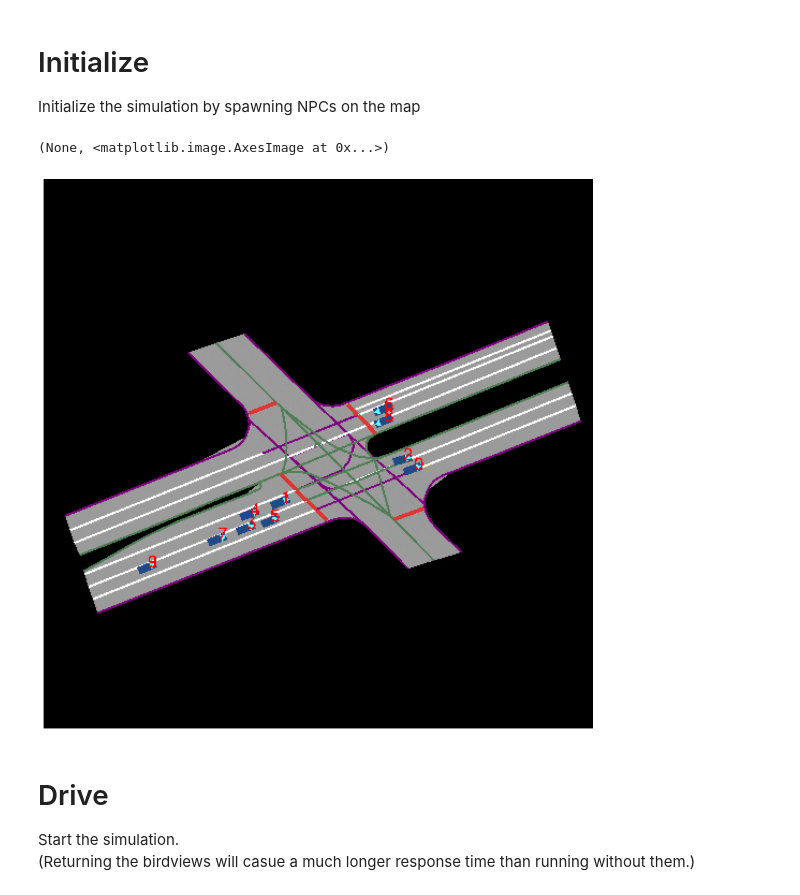
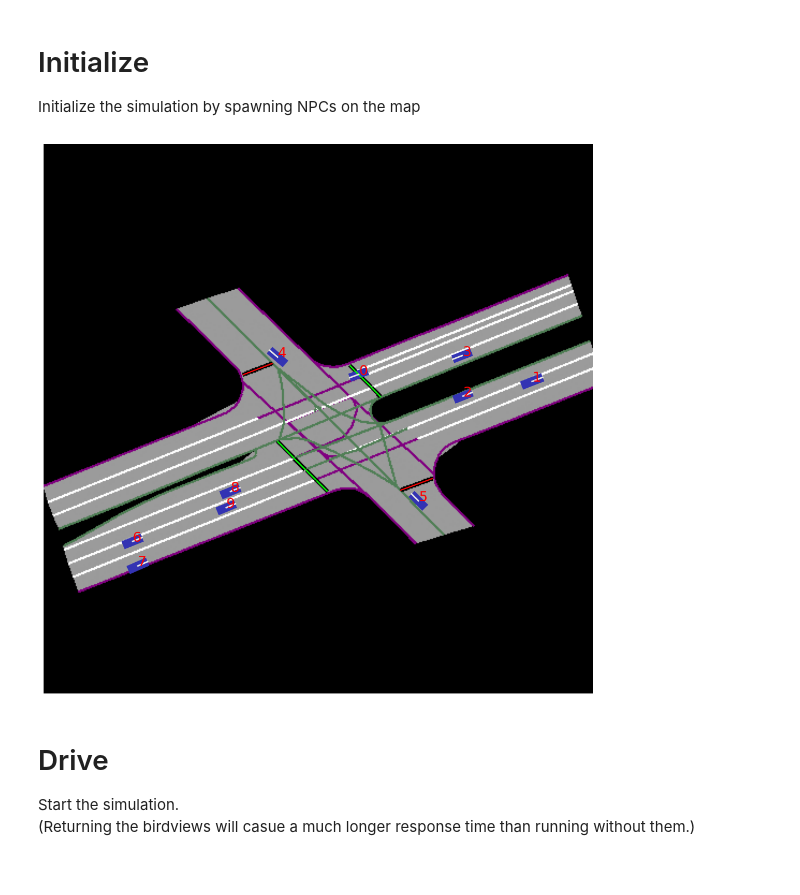
Before and after one commit to inverted-ai/invertedai, a Jupyter notebook: examples/npc_only.ipynb, the cells around one changed output. Drawn from its saved outputs; the diff is of its cells as text; code cells hidden in the pictures.

Commit message:
Changed npc_only notebook to use ScenePlotter and made sure static ouptus are consistent.

```diff
--- a/examples/npc_only.ipynb
+++ b/examples/npc_only.ipynb
@@ -39,18 +39,20 @@ GIF_SIZE = 100*FIGURE_SIZE
 # %% [markdown]
 # Preview the map location
 # %%
-location_info_response = iai.location_info(location=location,rendering_fov=RENDERING_FOV)
-rendered_map = location_info_response.birdview_image.decode()
+location_info = iai.location_info(location=location,rendering_fov=RENDERING_FOV)
+rendered_map = location_info.birdview_image.decode()
 fig, ax = plt.subplots(constrained_layout=True, figsize=(FIGURE_SIZE, FIGURE_SIZE))
 ax.set_axis_off(), ax.imshow(rendered_map)
 # %% [output]
 (None, <matplotlib.image.AxesImage at 0x...>)
 [figure]
+# %%
+scene_plotter = iai.utils.ScenePlotter(rendered_map, RENDERING_FOV, (location_info.map_center.x, location_info.map_center.y), location_info.static_actors)
 # %% [markdown]
 # Light
 First check if there are any traffic-lights on the map and then get the states
 # %%
-if any(actor.agent_type == "traffic-light" for actor in location_info_response.static_actors):
+if any(actor.agent_type == "traffic-light" for actor in location_info.static_actors):
     scene_has_lights = True
     light_response = iai.light(location=location)
 else:
@@ -60,17 +62,30 @@ else:
 # Initialize
 Initialize the simulation by spawning NPCs on the map
 # %%
-response = iai.initialize(location,
-    traffic_light_state_history=[light_response.traffic_lights_states] if scene_has_lights else None,
-    get_birdview = True,
-    agent_count = AGENT_COUNT,)
+response = iai.initialize(
+    location,
+    agent_attributes = None,
+    states_history = None,
+    traffic_light_state_history = [light_response.traffic_lights_states] if scene_has_lights else None,
+    get_birdview = False,
+    get_infractions = False,
+    agent_count = AGENT_COUNT,
+)
 agent_attributes = response.agent_attributes
-rendered_map = response.birdview.decode()
+
 fig, ax = plt.subplots(constrained_layout=True, figsize=(FIGURE_SIZE, FIGURE_SIZE))
-ax.set_axis_off(), ax.imshow(rendered_map)
+ax.set_axis_off()
+scene_plotter.plot_scene(
+    response.agent_states,
+    response.agent_attributes,
+    traffic_light_states = light_response.traffic_lights_states,
+    ax=ax,
+    numbers=True,
+    velocity_vec=False,
+    direction_vec=True
+)
 # %% [output]
-(None, <matplotlib.image.AxesImage at 0x...>)
-[figure, old version]
+[figure, new version]
 # %% [markdown]
 # Drive
 Start the simulation.\
```
Also changed, not shown: parts of 3 cells of this notebook, 3 other files.
